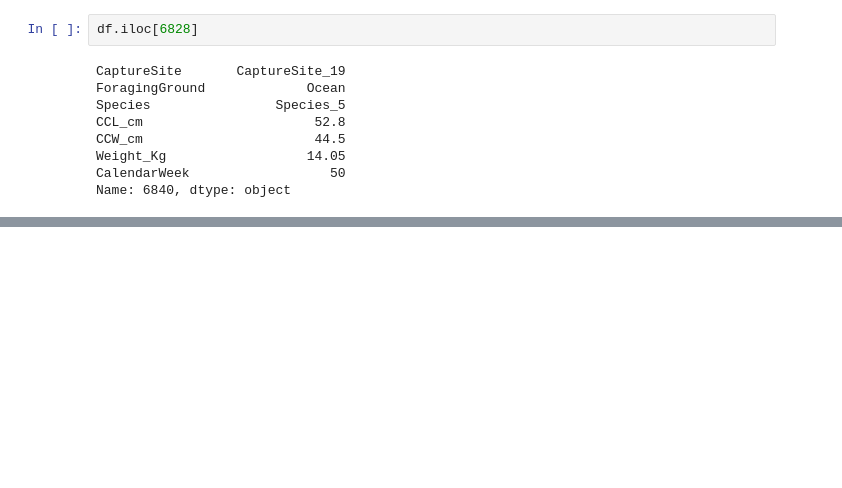
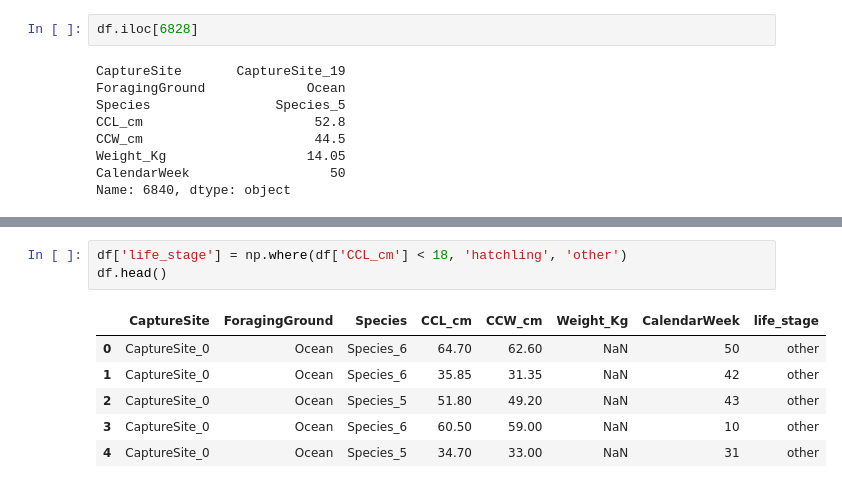
Before and after one commit to anakraskov/Turtles-ML-project, a Jupyter notebook: preprocessing_AK.ipynb, the cells around one changed output, grey strips where cells are left out. Saved outputs shown, nothing was run; the diff lists cells and outputs as text; blank space fills up the shorter version.

```diff
--- a/preprocessing_AK.ipynb
+++ b/preprocessing_AK.ipynb
@@ -223,0 +182,10 @@ df[['Weight_Kg','CCL_cm','CCW_cm']] = imputer.fit_transform(df[['Weight_Kg','CCL
+# %%
+df['life_stage'] = np.where(df['CCL_cm'] < 18, 'hatchling', 'other')
+df.head()
+# %% [output]
+|  | CaptureSite | ForagingGround | Species | CCL_cm | CCW_cm | Weight_Kg | CalendarWeek | life_stage |
+| 0 | CaptureSite_0 | Ocean | Species_6 | 64.70 | 62.60 | NaN | 50 | other |
+| 1 | CaptureSite_0 | Ocean | Species_6 | 35.85 | 31.35 | NaN | 42 | other |
+| 2 | CaptureSite_0 | Ocean | Species_5 | 51.80 | 49.20 | NaN | 43 | other |
+| 3 | CaptureSite_0 | Ocean | Species_6 | 60.50 | 59.00 | NaN | 10 | other |
+| 4 | CaptureSite_0 | Ocean | Species_5 | 34.70 | 33.00 | NaN | 31 | other |
```
Also changed, not shown: parts of 18 cells of this notebook.
